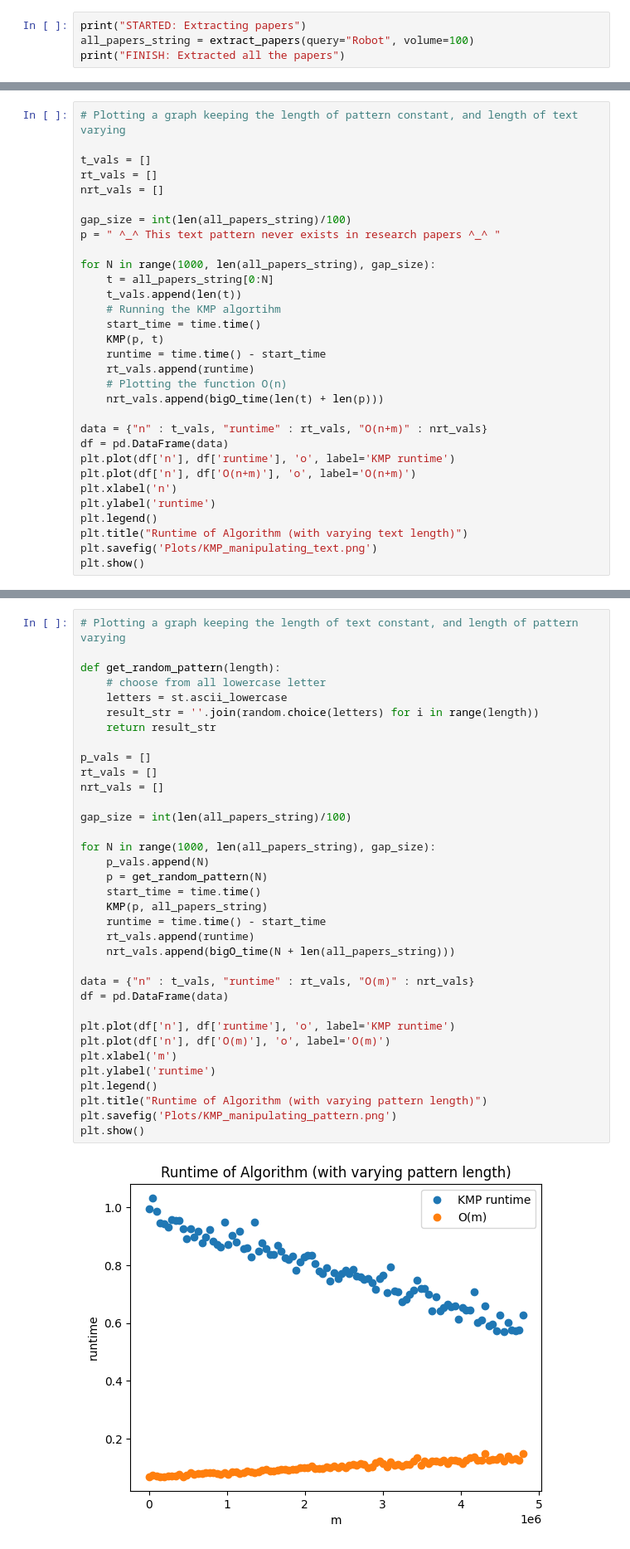
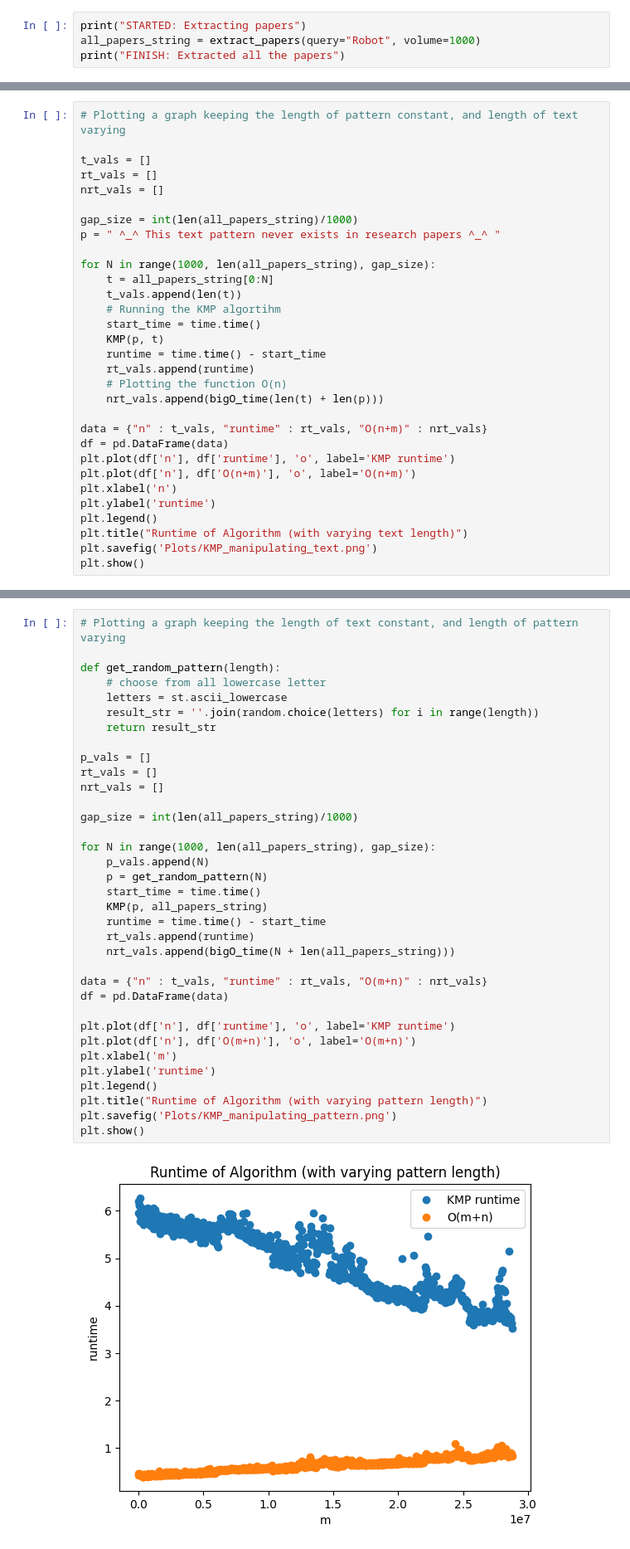
Before and after one commit to haniya1305/320PlagiarismChecker, a Jupyter notebook: KMP.ipynb, the cells around one changed output, grey strips where cells are left out. Shown at 83% size. Saved outputs shown, nothing was run; the diff lists cells and outputs as text.

Commit message:
Generated 10x more data and increased plotdensity (+3 hours runtime)

```diff
--- a/KMP.ipynb
+++ b/KMP.ipynb
@@ -89,7 +89,7 @@ def extract_papers(query, volume):
     return string
 # %%
 print("STARTED: Extracting papers")
-all_papers_string = extract_papers(query="Robot", volume=100)
+all_papers_string = extract_papers(query="Robot", volume=1000)
 print("FINISH: Extracted all the papers")
 # %% [output]
 STARTED: Extracting papers
@@ -103,7 +116,7 @@ t_vals = []
 rt_vals = []
 nrt_vals = []
 
-gap_size = int(len(all_papers_string)/100)
+gap_size = int(len(all_papers_string)/1000)
 p = " ^_^ This text pattern never exists in research papers ^_^ "
 
 for N in range(1000, len(all_papers_string), gap_size):
@@ -135,37 +148,37 @@ plt.show()
 def get_random_pattern(length):
     # choose from all lowercase letter
     letters = st.ascii_lowercase
     result_str = ''.join(random.choice(letters) for i in range(length))
     return result_str
 
 p_vals = []
 rt_vals = []
 nrt_vals = []
 
-gap_size = int(len(all_papers_string)/100)
+gap_size = int(len(all_papers_string)/1000)
 
 for N in range(1000, len(all_papers_string), gap_size):
     p_vals.append(N)
     p = get_random_pattern(N)
     start_time = time.time()
     KMP(p, all_papers_string)
     runtime = time.time() - start_time
     rt_vals.append(runtime)
     nrt_vals.append(bigO_time(N + len(all_papers_string)))
 
-data = {"n" : t_vals, "runtime" : rt_vals, "O(m)" : nrt_vals}
+data = {"n" : t_vals, "runtime" : rt_vals, "O(m+n)" : nrt_vals}
 df = pd.DataFrame(data)
 
 plt.plot(df['n'], df['runtime'], 'o', label='KMP runtime')
-plt.plot(df['n'], df['O(m)'], 'o', label='O(m)')
+plt.plot(df['n'], df['O(m+n)'], 'o', label='O(m+n)')
 plt.xlabel('m')
 plt.ylabel('runtime')
 plt.legend()
 plt.title("Runtime of Algorithm (with varying pattern length)")
 plt.savefig('Plots/KMP_manipulating_pattern.png')
 plt.show()
 # %% [output]
-[figure, old version]
+[figure, new version]
 # %%
 print("Total word extracted", len(all_papers_string))
 # %% [output]
```
Also changed, not shown: parts of 4 cells of this notebook, 2 other files.
